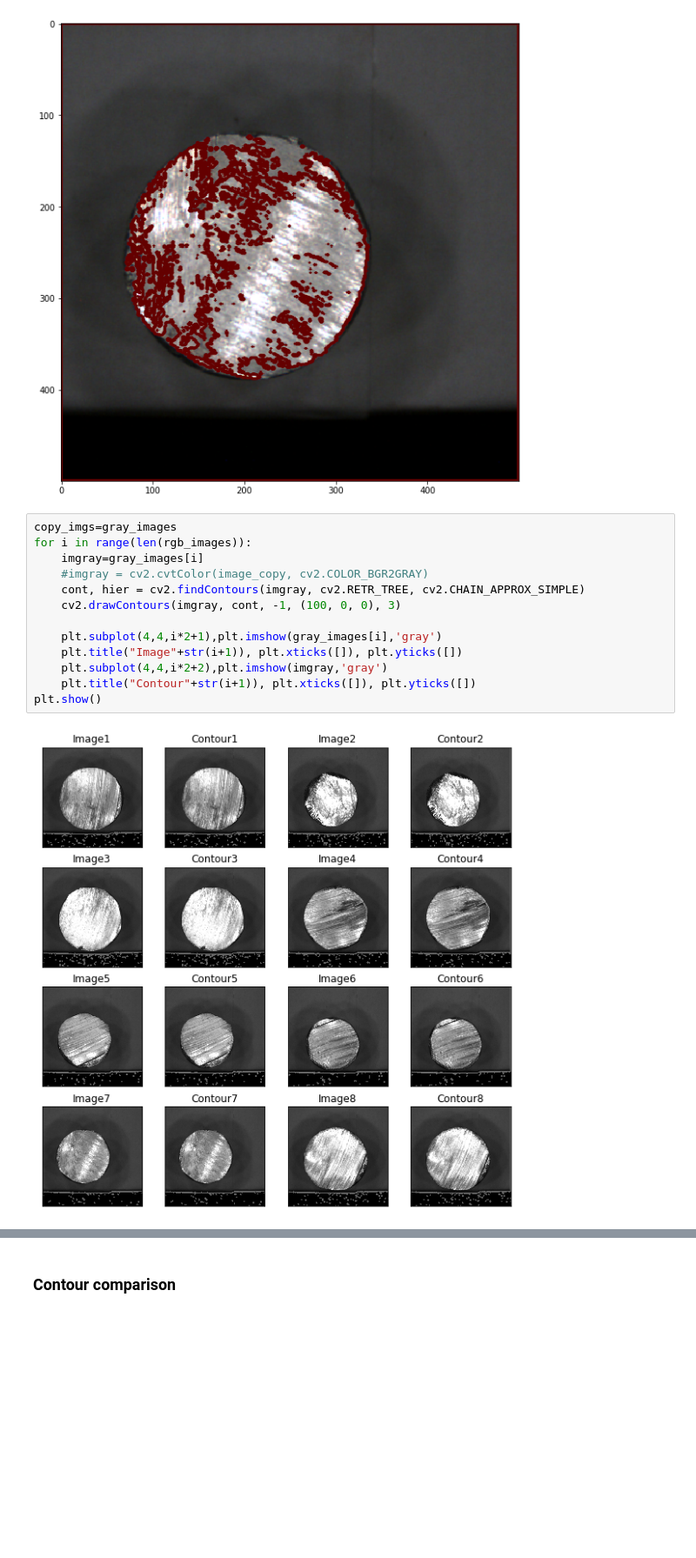
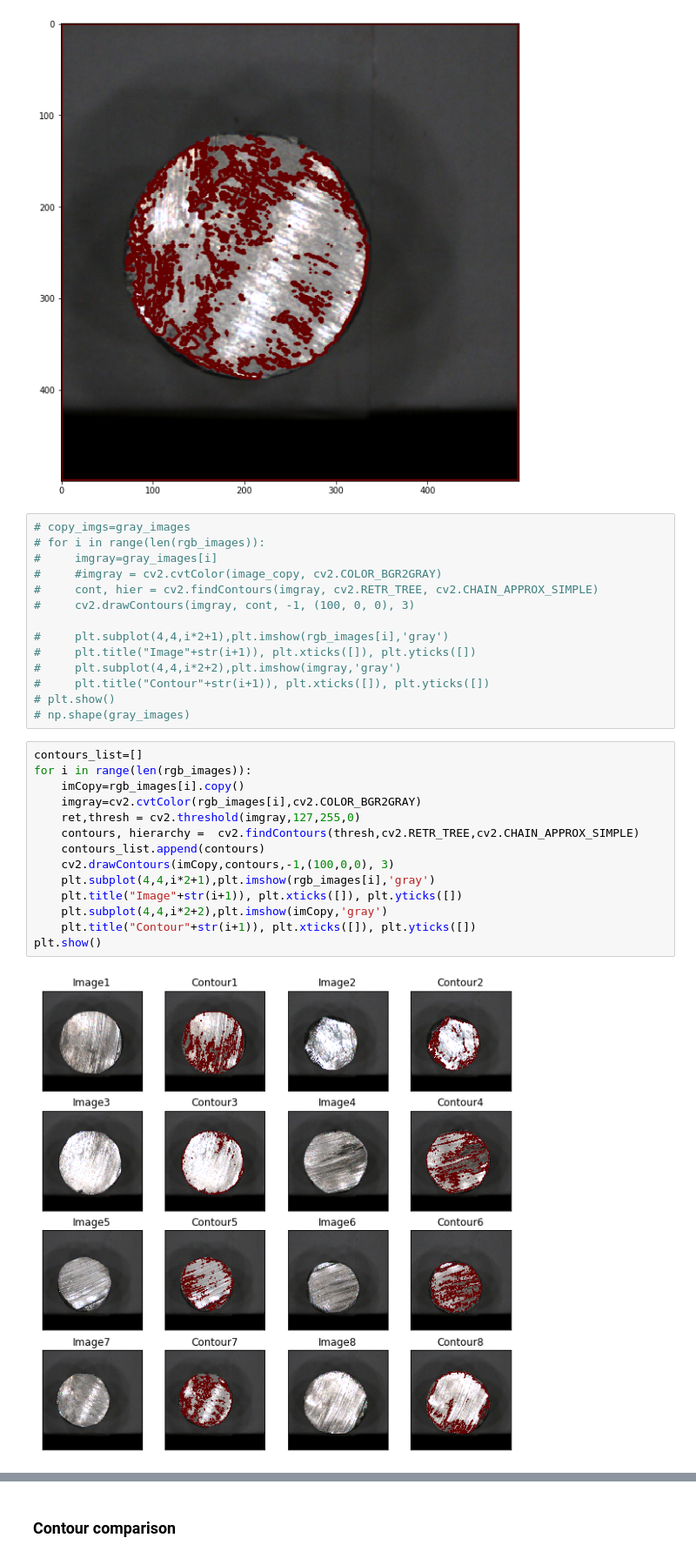
Before and after one commit to rad-mit/CS5102-Digital-Image-Processing-Project, a Jupyter notebook: Project/DIP_Project.ipynb, the cells around one changed output, grey strips where cells are left out. Shown at 87% size. Cells and saved outputs as stored; diff of their text form; blank space fills up the shorter version.

```diff
--- a/Project/DIP_Project.ipynb
+++ b/Project/DIP_Project.ipynb
@@ -231,17 +236,32 @@ plt.show()
 # %% [output]
 [figure]
 # %%
-copy_imgs=gray_images
-for i in range(len(rgb_images)):
-    imgray=gray_images[i]
-    #imgray = cv2.cvtColor(image_copy, cv2.COLOR_BGR2GRAY)
-    cont, hier = cv2.findContours(imgray, cv2.RETR_TREE, cv2.CHAIN_APPROX_SIMPLE)
-    cv2.drawContours(imgray, cont, -1, (100, 0, 0), 3)
+# copy_imgs=gray_images
+# for i in range(len(rgb_images)):
+#     imgray=gray_images[i]
+#     #imgray = cv2.cvtColor(image_copy, cv2.COLOR_BGR2GRAY)
+#     cont, hier = cv2.findContours(imgray, cv2.RETR_TREE, cv2.CHAIN_APPROX_SIMPLE)
+#     cv2.drawContours(imgray, cont, -1, (100, 0, 0), 3)
 
-    plt.subplot(4,4,i*2+1),plt.imshow(gray_images[i],'gray')
-    plt.title("Image"+str(i+1)), plt.xticks([]), plt.yticks([])
-    plt.subplot(4,4,i*2+2),plt.imshow(imgray,'gray')
-    plt.title("Contour"+str(i+1)), plt.xticks([]), plt.yticks([])
-plt.show()
+#     plt.subplot(4,4,i*2+1),plt.imshow(rgb_images[i],'gray')
+#     plt.title("Image"+str(i+1)), plt.xticks([]), plt.yticks([])
+#     plt.subplot(4,4,i*2+2),plt.imshow(imgray,'gray')
+#     plt.title("Contour"+str(i+1)), plt.xticks([]), plt.yticks([])
+# plt.show()
+# np.shape(gray_images)
-# %% [output]
-[figure, removed]
+# %%
+contours_list=[]
+for i in range(len(rgb_images)):
+    imCopy=rgb_images[i].copy()
+    imgray=cv2.cvtColor(rgb_images[i],cv2.COLOR_BGR2GRAY)
+    ret,thresh = cv2.threshold(imgray,127,255,0)
+    contours, hierarchy =  cv2.findContours(thresh,cv2.RETR_TREE,cv2.CHAIN_APPROX_SIMPLE)
+    contours_list.append(contours)
+    cv2.drawContours(imCopy,contours,-1,(100,0,0), 3)
+    plt.subplot(4,4,i*2+1),plt.imshow(rgb_images[i],'gray')
+    plt.title("Image"+str(i+1)), plt.xticks([]), plt.yticks([])
+    plt.subplot(4,4,i*2+2),plt.imshow(imCopy,'gray')
+    plt.title("Contour"+str(i+1)), plt.xticks([]), plt.yticks([])
+plt.show()
+# %% [output]
+[figure, added]
```
Also changed, not shown: parts of 11 cells of this notebook.
